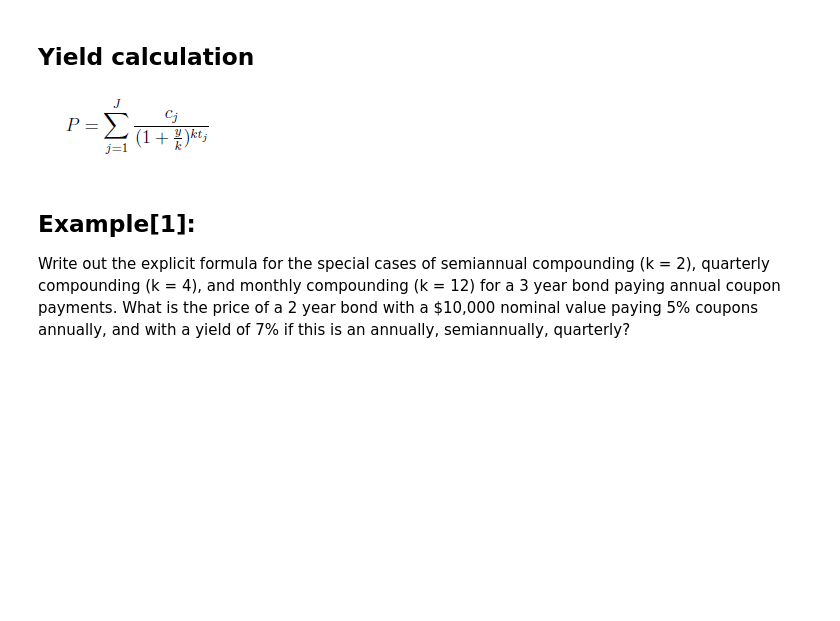
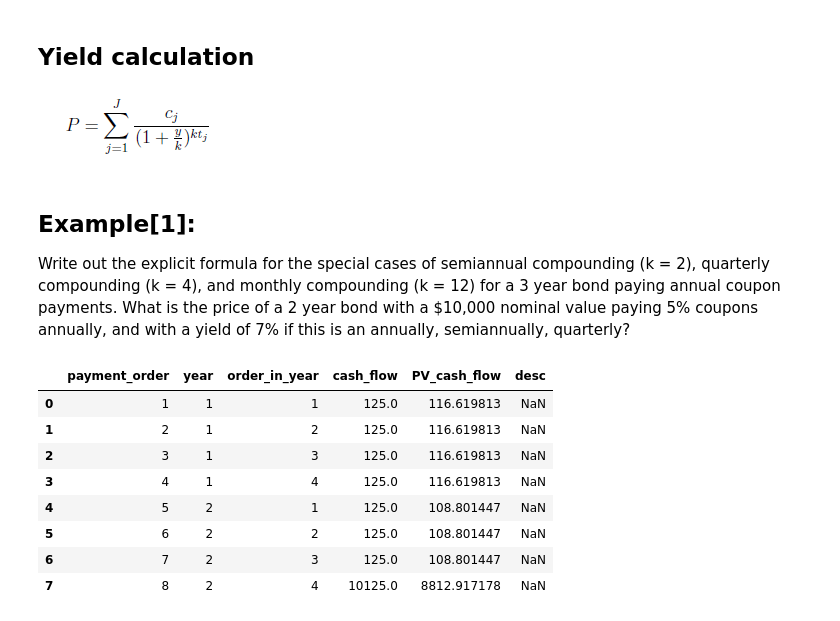
Before and after one commit to horasan/ml, a Jupyter notebook: R_LER_TREASURY_FIXED_INCOME_1.ipynb, the cells around one changed output. Saved outputs shown, nothing was run; the diff lists cells and outputs as text; code cells hidden in the pictures; blank space fills up the shorter version.

```diff
--- a/R_LER_TREASURY_FIXED_INCOME_1.ipynb
+++ b/R_LER_TREASURY_FIXED_INCOME_1.ipynb
@@ -756,10 +908,23 @@ quarterly compounding (k = 4), and monthly compounding (k = 12) for a
 bond with a $10,000 nominal value paying 5% coupons annually, and with a
 yield of 7% if this is an annually, semiannually, quarterly?
 # %%
-duration = 2 # years
-nominal_value = 10000 # $
-coupon_rate = 5/100
-yield_rate = 7/1000
+duration_x = 2 # years
+nominal_value_x = 10000 # $
+coupon_rate_x = 5/100
+yield_rate_x = 7/100
 coupon_frequency_1 = 1 # annually
 coupon_frequency_2 = 2 # semiannually
 coupon_frequency_3 = 4 # quarterly
+
+cc = get_present_value_with_yield(face_value = nominal_value_x, coupon_rate = coupon_rate_x, duration_in_years = duration_x, frequency_per_year = coupon_frequency_3, yield_rate = yield_rate_x)
+cc
+# %% [output]
+|  | payment_order | year | order_in_year | cash_flow | PV_cash_flow | desc |
+| 0 | 1 | 1 | 1 | 125.0 | 116.619813 | NaN |
+| 1 | 2 | 1 | 2 | 125.0 | 116.619813 | NaN |
+| 2 | 3 | 1 | 3 | 125.0 | 116.619813 | NaN |
+| 3 | 4 | 1 | 4 | 125.0 | 116.619813 | NaN |
+| 4 | 5 | 2 | 1 | 125.0 | 108.801447 | NaN |
+| 5 | 6 | 2 | 2 | 125.0 | 108.801447 | NaN |
+| 6 | 7 | 2 | 3 | 125.0 | 108.801447 | NaN |
+| 7 | 8 | 2 | 4 | 10125.0 | 8812.917178 | NaN |
```
Also changed, not shown: parts of 5 cells of this notebook.
